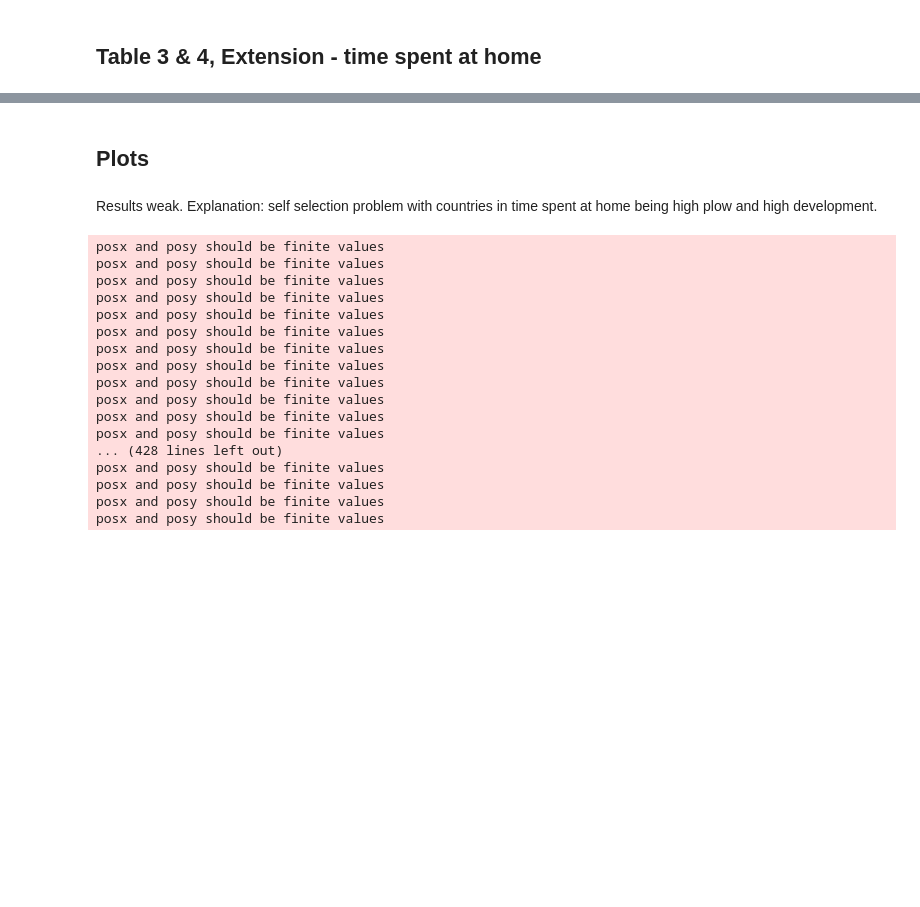
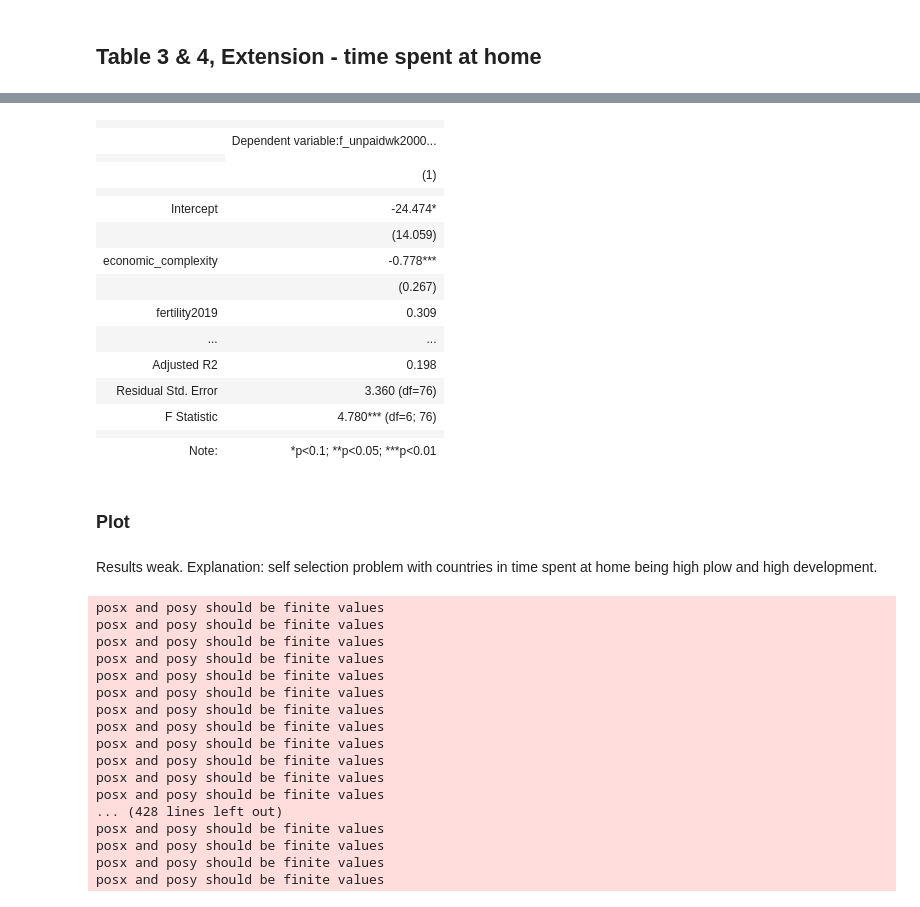
Before and after one commit to rureddish/EPFL_MGT-494_Paper_Extension, a Jupyter notebook: explore.ipynb, the cells around one changed output, grey strips where cells are left out. Saved outputs shown, nothing was run; the diff lists cells and outputs as text; code cells hidden in the pictures; blank space fills up the shorter version.

```diff
--- a/explore.ipynb
+++ b/explore.ipynb
@@ -843,8 +862,28 @@ Notes:
 [1] Standard Errors are heteroscedasticity robust (HC1)
 [2] The condition number is large, 2.67e+03. This might indicate that there are
 strong multicollinearity or other numerical problems.
+# %%
+mod = smf.ols(formula='f_unpaidwk2000_to_2019 ~  plow + political_hierarchies + economic_complexity + fertility2019 + ln_income + ln_income_squared', data=df_cross_country_unpaid).fit(cov_type='HC1')
+Stargazer([mod])
+# %% [output]
+|  |  |
+|  | Dependent variable:f_unpaidwk2000... |
+|  |
+|  | (1) |
+|  |  |
+| Intercept | -24.474* |
+|  | (14.059) |
+| economic_complexity | -0.778*** |
+|  | (0.267) |
+| fertility2019 | 0.309 |
+| ... | ... |
+| Adjusted R2 | 0.198 |
+| Residual Std. Error | 3.360 (df=76) |
+| F Statistic | 4.780*** (df=6; 76) |
+|  |  |
+| Note: | *p<0.1; **p<0.05; ***p<0.01 |
 # %% [markdown]
-## Plots
+### Plot
 # %% [markdown]
 Results weak. Explanation: self selection problem with countries in time spent at home being high plow and high development.
 # %%
```
Also changed, not shown: parts of 4 cells of this notebook.
